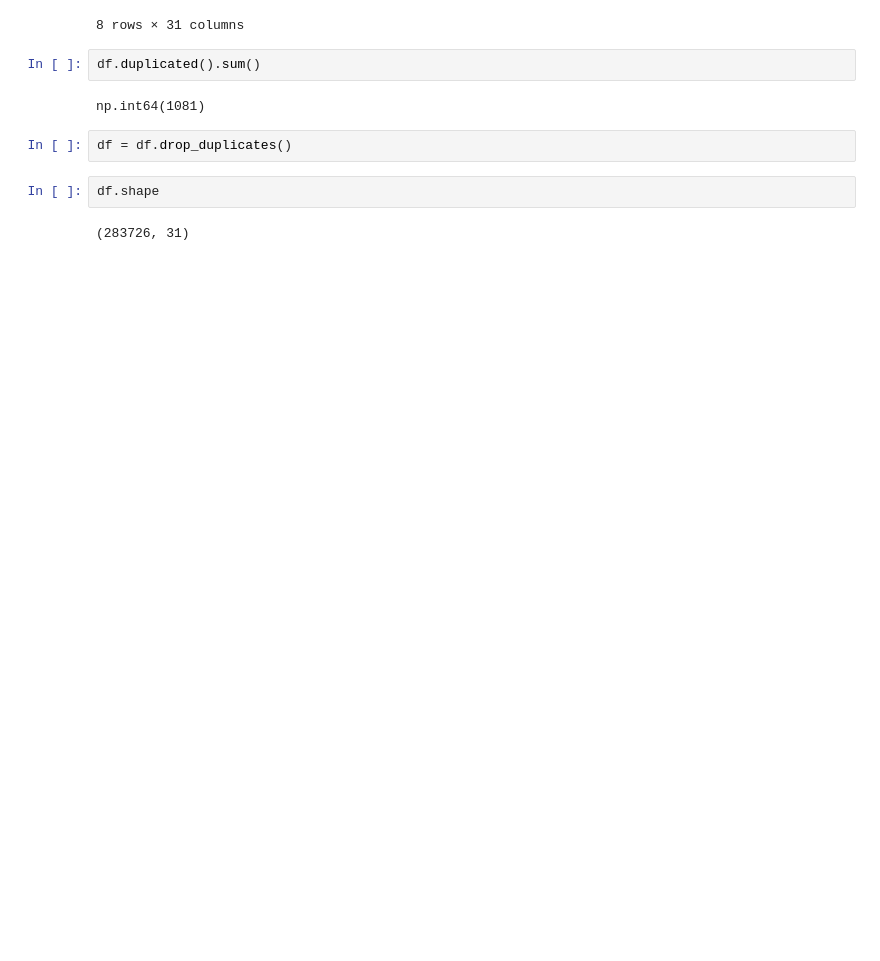
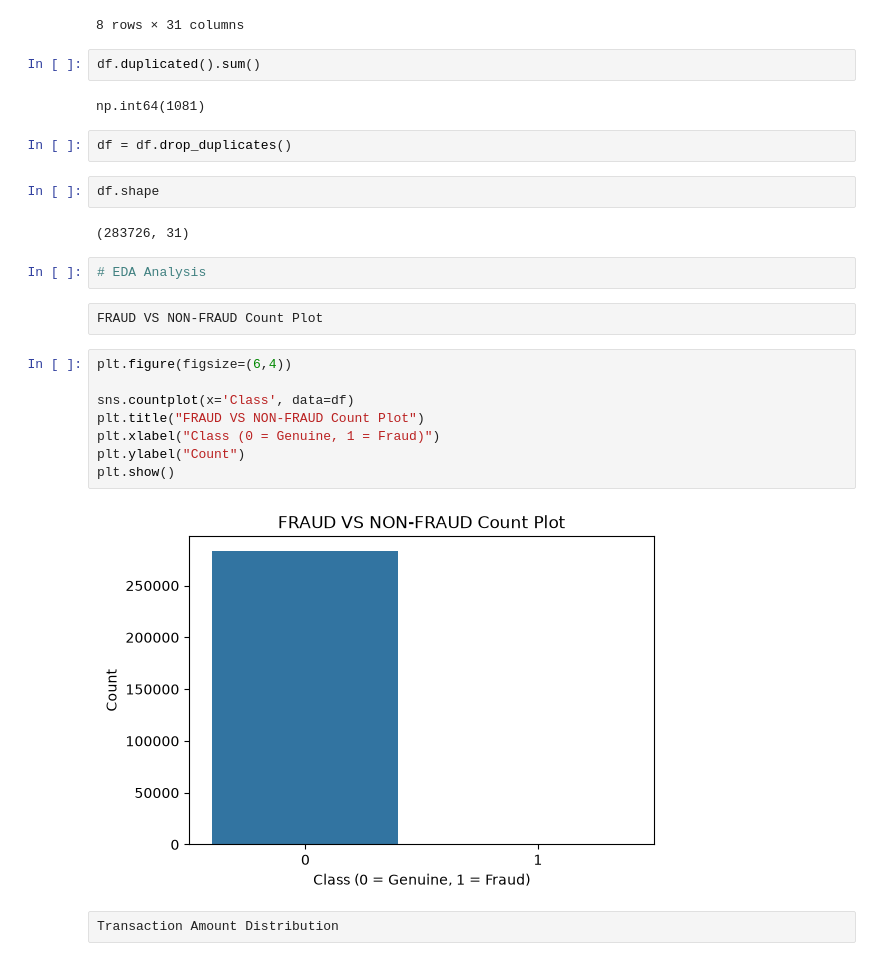
Before and after one commit to Sneha-0409/Credit-Card-Fraud-Detection, a Jupyter notebook: CreditCardFraudDetection.ipynb, the cells around one changed output. Cells and saved outputs as stored; diff of their text form; blank space fills up the shorter version.

Commit message:
Notebook- EDA analysis done

```diff
--- a/CreditCardFraudDetection.ipynb
+++ b/CreditCardFraudDetection.ipynb
@@ -83,3 +83,19 @@ df = df.drop_duplicates()
 df.shape
 # %% [output]
 (283726, 31)
+# %%
+# EDA Analysis
+# %% [raw]
+FRAUD VS NON-FRAUD Count Plot
+# %%
+plt.figure(figsize=(6,4))
+
+sns.countplot(x='Class', data=df)
+plt.title("FRAUD VS NON-FRAUD Count Plot")
+plt.xlabel("Class (0 = Genuine, 1 = Fraud)")
+plt.ylabel("Count")
+plt.show()
+# %% [output]
+[figure, added]
+# %% [raw]
+Transaction Amount Distribution
```
Also changed, not shown: parts of 14 cells of this notebook.
